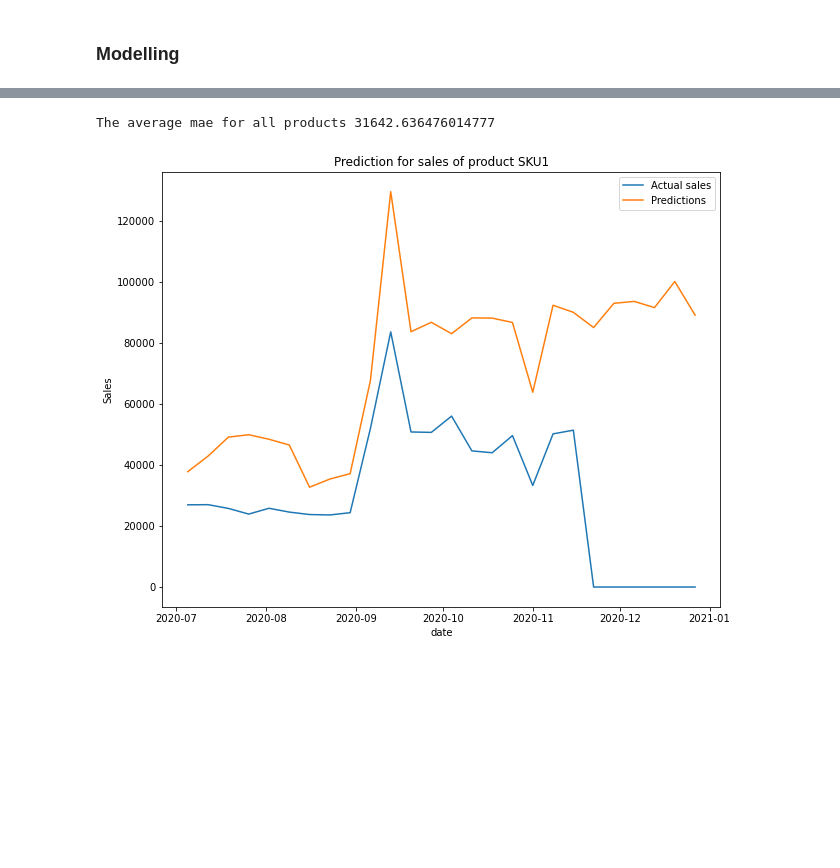
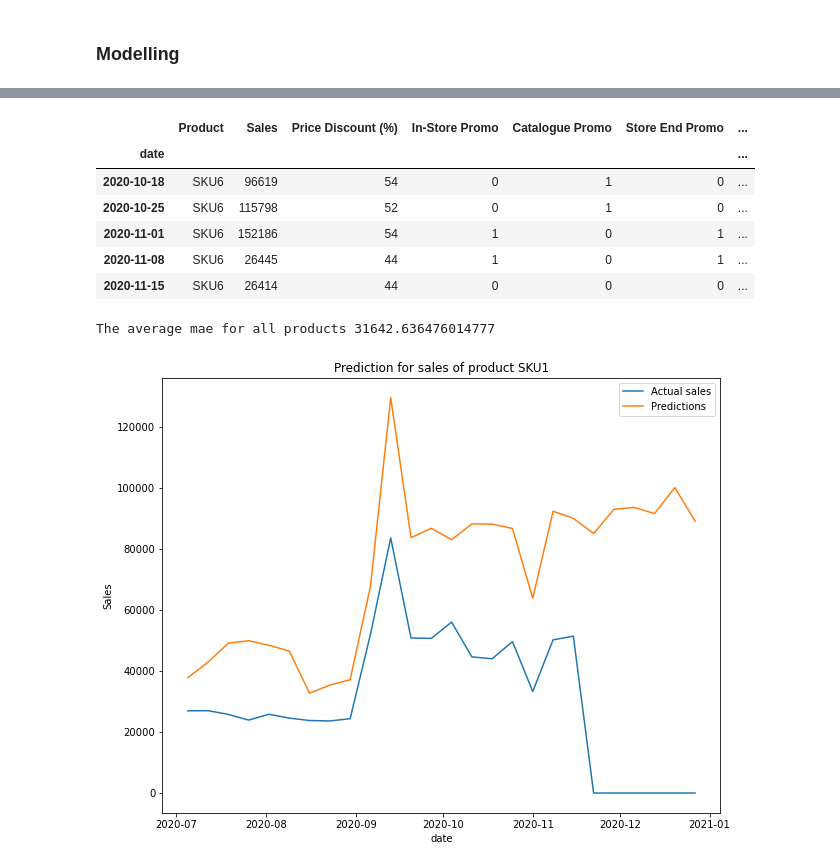
Before and after one commit to felix-n12/Retail-Forecasting, a Jupyter notebook: retail_forecasting.ipynb, the cells around one changed output, grey strips where cells are left out. Cells and saved outputs as stored; diff of their text form; code cells hidden in the pictures; blank space fills up the shorter version.

```diff
--- a/retail_forecasting.ipynb
+++ b/retail_forecasting.ipynb
@@ -968,0 +1047,10 @@ The average mean_squared_error for all the products is 1018686967.3683063
+# %%
+pro_test.tail()
+# %% [output]
+|  | Product | Sales | Price Discount (%) | In-Store Promo | Catalogue Promo | Store End Promo | ... |
+| date |  |  |  |  |  |  | ... |
+| 2020-10-18 | SKU6 | 96619 | 54 | 0 | 1 | 0 | ... |
+| 2020-10-25 | SKU6 | 115798 | 52 | 0 | 1 | 0 | ... |
+| 2020-11-01 | SKU6 | 152186 | 54 | 1 | 0 | 1 | ... |
+| 2020-11-08 | SKU6 | 26445 | 44 | 1 | 0 | 1 | ... |
+| 2020-11-15 | SKU6 | 26414 | 44 | 0 | 0 | 0 | ... |
```
Also changed, not shown: parts of 25 cells of this notebook.
